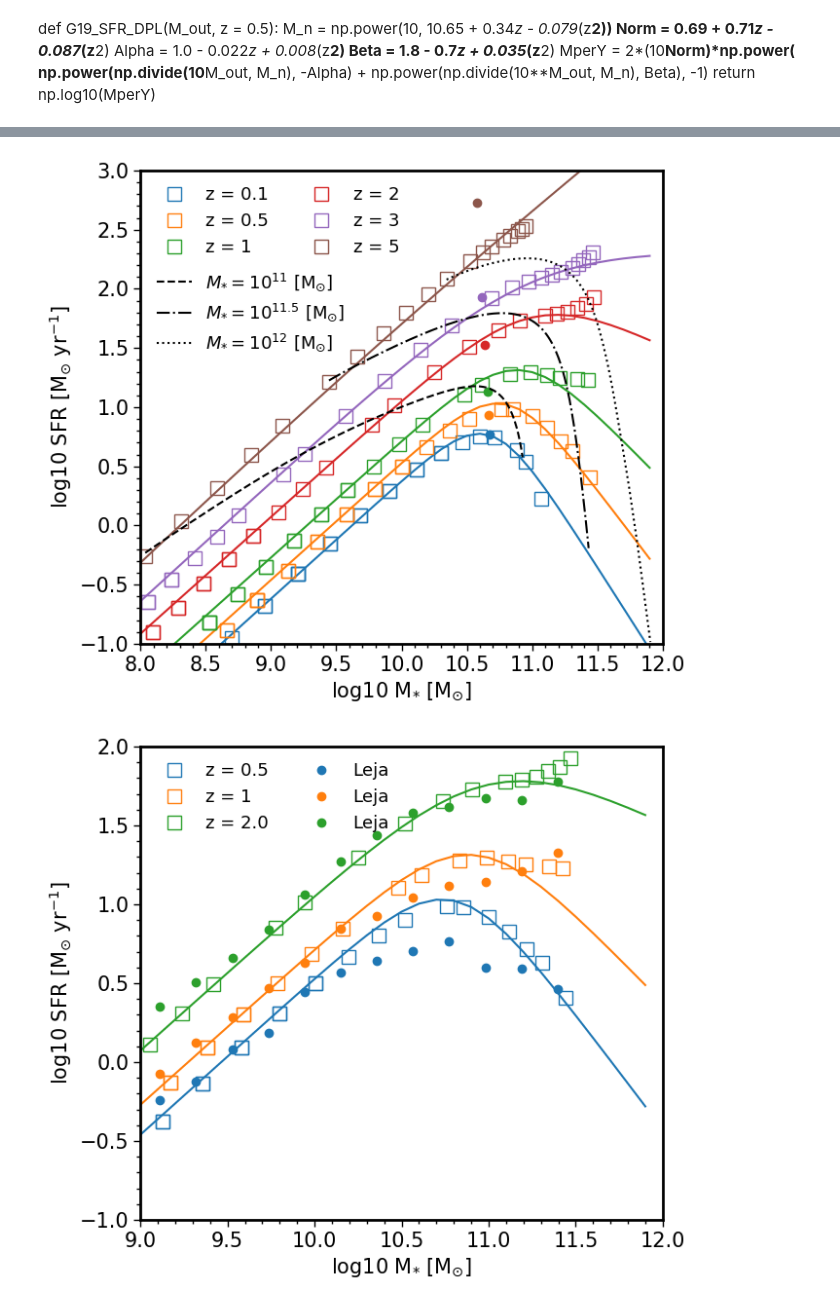
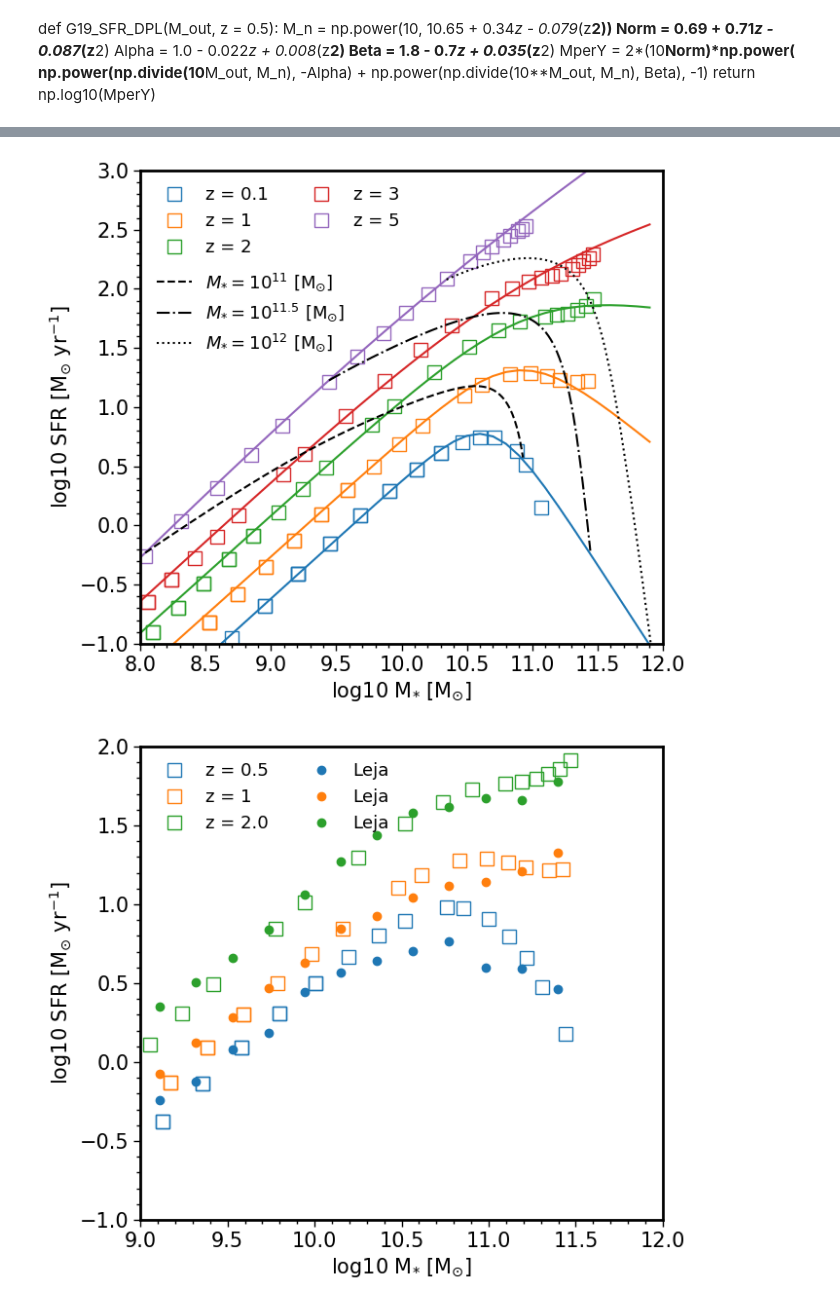
Before and after one commit to PipGrylls/STEEL, a Jupyter notebook: Notebooks/Science/HMT_Continuity.ipynb, the cells around one changed output, grey strips where cells are left out. Cells and saved outputs as stored; diff of their text form; code cells hidden in the pictures.

```diff
--- a/Notebooks/Science/HMT_Continuity.ipynb
+++ b/Notebooks/Science/HMT_Continuity.ipynb
@@ -149,34 +101,0 @@ def lnlike(theta, Mass, SFR):
-# %%
-for Redshift in [0.1,0.5, 1, 2, 3,5]:#[0.1,0.75, 1.25, 1.75, 2.25]:#
-    colour = next(colourcycler)
-    Mask1 = np.ma.masked_inside(Data_z[0], Redshift-0.1, Redshift+0.1).mask
-    Mean_M = np.log10(np.mean(Data_M[:,Mask1], axis = 1))
-    Mean_SFR = np.log10(np.mean(Data_SFR[:,Mask1], axis = 1))
-    Mean_SFR[Mean_SFR<-1.5] = np.nan
-    Mask0 = np.ma.masked_inside(Mean_M, 8, 11.5).mask
-    MaskNan = np.ma.masked_invalid(Mean_SFR).mask
-    AppMask = Mask0*~MaskNan
-
-    z = Redshift
-    ndim, nwalkers = 4, 40
-    pos = [[10.65 + 0.34*z - 0.079*(z**2), 0.69 + 0.71*z - 0.087*(z**2), 1.0 - 0.022*z + 0.008*(z**2), 1.8 - 0.7*z + 0.035*(z**2)] + 1e-4*np.random.randn(ndim) for i in range(nwalkers)]
-    sampler = emcee.EnsembleSampler(nwalkers, ndim, lnprob, args=(Mean_M[AppMask], Mean_SFR[AppMask]), threads = 20)
-    sampler.run_mcmc(pos, 2000)
-    samples = sampler.chain[:, 100:, :].reshape((-1, ndim))
-    M_n, Norm, Alpha, Beta = map(lambda v: (v[1], v[2]-v[1], v[1]-v[0]),zip(*np.percentile(samples, [16, 50, 84],axis=0)))
-    print("z = ", Redshift)
-    print(M_n[0],",", Norm[0],",", Alpha[0],",", Beta[0])
-    print("\n")
-    Leg1.append(\
-                plt.plot(Mean_M[Mask0], Mean_SFR[Mask0],\
-                "s", label = "z = {}".format(Redshift), color = colour, mfc = None, fillstyle = "none", markersize=10)[0]\
-               )
-    plt.plot(M, DPL_for_Fit(np.arange(7, 12, 0.1), M_n[0], Norm[0], Alpha[0], Beta[0]), "-", color = colour)
-
-
-plt.ylabel("log10 SFR [M$_{\odot}$ yr$^{-1}$]")
-plt.xlabel("log10 M$_{*}$ [M$_{\odot}$]")
-plt.xlim(8, 12)
-plt.ylim(-2, 3)
-plt.tight_layout()
-plt.show()
@@ -221,7 +121,7 @@ for Redshift in [0.5, 1, 2.0]:#[0.1,0.5, 1, 2, 3,5]:#[0.1,0.75, 1.25, 1.75, 2.25
 """
 Leg1 = []
 Leg2 = []
-for Redshift in [0.1,0.5, 1, 2, 3,5]:#[0.1,0.75, 1.25, 1.75, 2.25]:#
+for Redshift in [0.1,1, 2, 3,5]:#[0.1,0.75, 1.25, 1.75, 2.25]:#
     colour = next(colourcycler)
     """z = Redshift
     M_n = 10.65 - 0.1*z #- 0.05*(z**2)
@@ -229,7 +129,7 @@ for Redshift in [0.1,0.5, 1, 2, 3,5]:#[0.1,0.75, 1.25, 1.75, 2.25]:#
     z_fac = (Redshift-0.1/1+Redshift)
     M_n = 10.675 - 0.01*z_fac
     Norm = 0.75 + 0.2*z_fac
-    plt.plot(M_n, Norm, "o", color = colour)
+    #plt.plot(M_n, Norm, "o", color = colour)
     Mask1 = np.ma.masked_inside(Data_z[0], Redshift-0.1, Redshift+0.1).mask
     Mean_M = np.log10(np.mean(Data_M[:,Mask1], axis = 1))
     Mean_SFR = np.log10(np.mean(Data_SFR[:,Mask1], axis = 1))
@@ -265,36 +165,36 @@ colours = ["C0", "C1", "C2", "C3", "C4", "C5", "C6", "C7", "C8", "C9", "k"]
 colourcycler = cycle(colours)
 plt.figure(figsize = [7,6])
 for Redshift in [0.5, 1, 2.0]:
     colour = next(colourcycler)
 
     Mask1 = np.ma.masked_inside(Data_z[0], Redshift-0.1, Redshift+0.1).mask
     Mean_M = np.log10(np.mean(Data_M[:,Mask1], axis = 1))
     Mean_SFR = np.log10(np.mean(Data_SFR[:,Mask1], axis = 1))
 
     Mask0 = np.ma.masked_inside(Mean_M, 8, 11.5).mask
     plt.plot(Mean_M[Mask0], Mean_SFR[Mask0], "s", label = "z = {}".format(Redshift), color = colour, mfc = None, fillstyle = "none", markersize=10)
-    plt.plot(M, G19_SFR_DPL(M, Redshift), "-", color = colour)
+    #plt.plot(M, G19_SFR_DPL(M, Redshift), "-", color = colour)
 #plt.plot(GalaxyMass11, Galaxy11SFR, "--", color = "k", label = r"$M_{*} = 10^{11}$ [M$_{\odot}$]")
 #plt.plot(GalaxyMass11p5, Galaxy11p5SFR, "-.", color = "k", label = r"$M_{*} = 10^{11.5}$ [M$_{\odot}$]")
 #plt.plot(GalaxyMass12, Galaxy12SFR, ":", color = "k", label = r"$M_{*} = 10^{12}$ [M$_{\odot}$]")
 
 #Leja
 plt.plot(Lpt5[:,0], np.log10(Lpt5[:,1]), "o",label = "Leja")
 plt.plot(L1[:,0], np.log10(L1[:,1]), "o",label = "Leja")
 plt.plot(L2[:,0], np.log10(L2[:,1]), "o",label = "Leja")
 
 plt.ylabel("log10 SFR [M$_{\odot}$ yr$^{-1}$]")
 plt.xlabel("log10 M$_{*}$ [M$_{\odot}$]")
 plt.xlim(9, 12)
 plt.ylim(-1, 2)
 plt.tight_layout()
 plt.legend(frameon = False, ncol = 2, loc = 2, fontsize = 13)
 plt.savefig(STEEL_Path+"/Figures/Paper2/HMC_DPL_wLeja.png")
 plt.savefig(STEEL_Path+"/Figures/Paper2/HMC_DPL_wLeja.pdf")
 plt.show()
 # %% [output]
-[figure, old version]
+[figure, new version]
-[figure, old version]
+[figure, new version]
 # %%
 colours = ["C0", "C1", "C2", "C3", "C4", "C5", "C6", "C7", "C8", "C9", "k"]
 colourcycler = cycle(colours)
```
Also changed, not shown: parts of 14 cells of this notebook, 10 other files.
